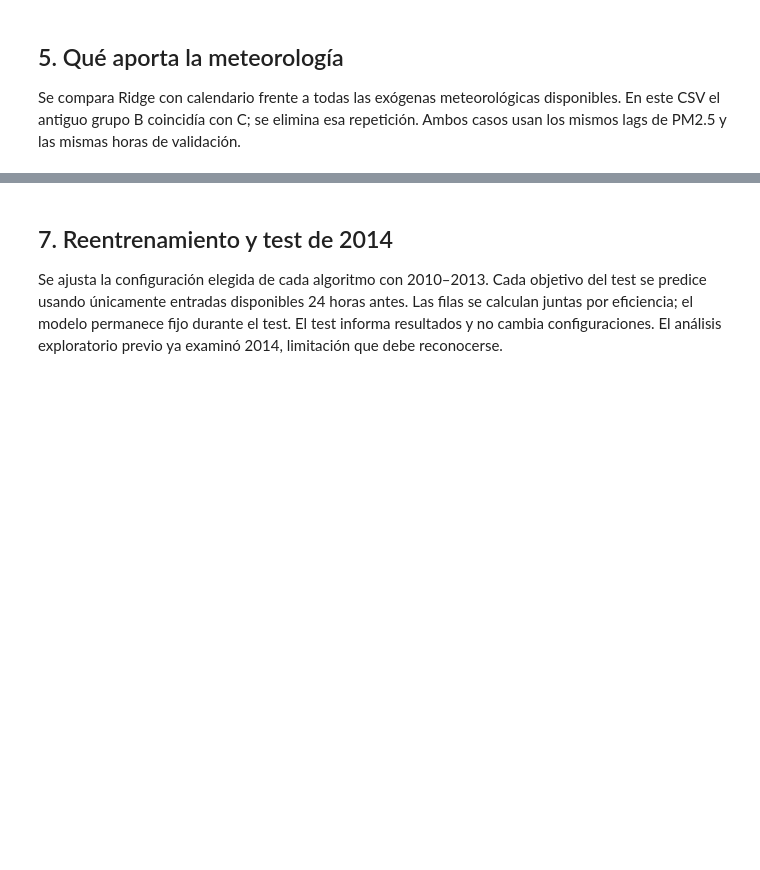
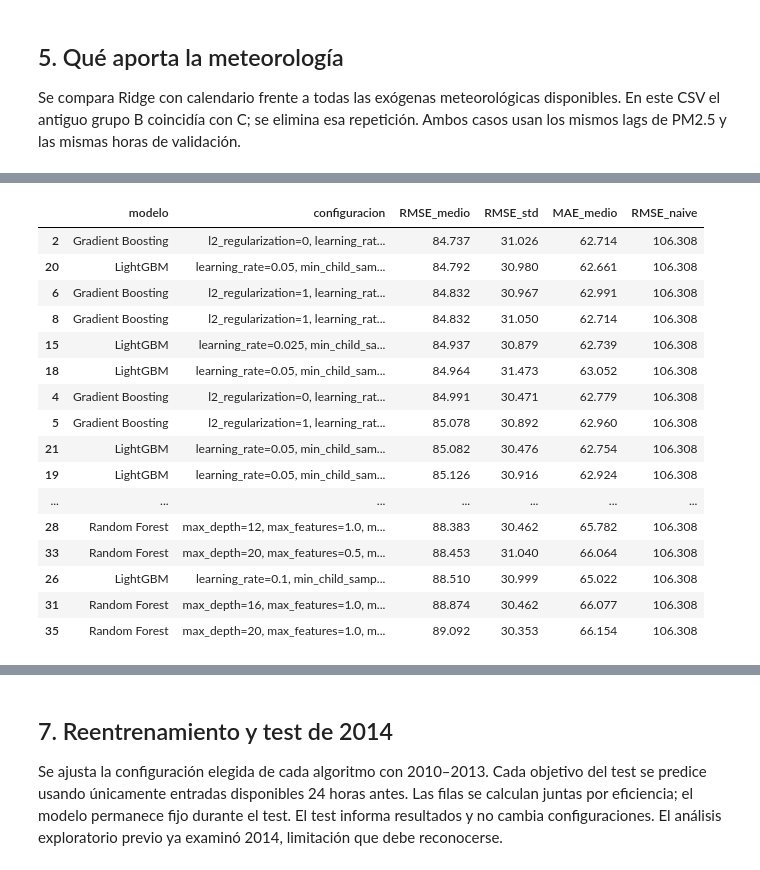
Before and after one commit to AntonioBelloCastro/beijing-air-quality, a Jupyter notebook: notebooks/05_2_modelos_ml.ipynb, the cells around one changed output, grey strips where cells are left out. Saved outputs shown, nothing was run; the diff lists cells and outputs as text; code cells hidden in the pictures; blank space fills up the shorter version.

```diff
--- a/notebooks/05_2_modelos_ml.ipynb
+++ b/notebooks/05_2_modelos_ml.ipynb
@@ -402,0 +278,64 @@ Modelo elegido en validación: Gradient Boosting
+# %%
+modelos = {
+    'Ridge': StandardizedRidge(),
+    'Random Forest': RandomForestRegressor(n_estimators=100, random_state=SEMILLA, n_jobs=2),
+    'Gradient Boosting': HistGradientBoostingRegressor(
+        max_iter=200, min_samples_leaf=30, early_stopping=False, random_state=SEMILLA),
+    'LightGBM': LGBMRegressor(n_estimators=200, random_state=SEMILLA, n_jobs=2, verbosity=-1),
+}
+
+espacios = {
+    'Ridge': {'alpha': [0.01, 0.1, 1, 10, 100, 1000, 10000]},
+    'Random Forest': {
+        'max_depth': [6, 8, 12, 16, 20],
+        'min_samples_leaf': [2, 5, 10, 20],
+        'max_features': [0.5, 0.75, 1.0],
+    },
+    'Gradient Boosting': {
+        'max_leaf_nodes': [7, 15, 31, 63],
+        'learning_rate': [0.025, 0.05, 0.1],
+        'l2_regularization': [0, 1, 10],
+    },
+    'LightGBM': {
+        'num_leaves': [7, 15, 31, 63],
+        'learning_rate': [0.025, 0.05, 0.1],
+        'min_child_samples': [10, 30, 60],
+    },
+}
+
+referencias = {
+    'Random Forest': [dict(max_depth=d, min_samples_leaf=10, max_features=1.0) for d in [8, 12, 16]],
+    'Gradient Boosting': [dict(max_leaf_nodes=h, learning_rate=0.05, l2_regularization=0) for h in [7, 15, 31]],
+}
+
+candidatos = {}
+for nombre, modelo in modelos.items():
+    cantidad = 7 if nombre == 'Ridge' else 12
+    parametros = list(ParameterSampler(espacios[nombre], n_iter=cantidad, random_state=SEMILLA))
+    parametros += referencias.get(nombre, [])
+    candidatos[nombre] = {
+        ', '.join(f'{k}={v}' for k, v in sorted(p.items())): clone(modelo).set_params(**p)
+        for p in parametros
+    }
+
+print('Configuraciones:', {nombre: len(opciones) for nombre, opciones in candidatos.items()})
+resultados_cv = []
+for nombre, configuraciones in candidatos.items():
+    for numero, (configuracion, modelo) in enumerate(configuraciones.items(), 1):
+        inicio_modelo = perf_counter()
+        resultado = validar(modelo)
+        resultados_cv.append(resultado.assign(modelo=nombre, configuracion=configuracion))
+        print(f'{nombre} {numero}/{len(configuraciones)} | RMSE: {resultado["RMSE"].mean():.3f} | '
+              f'{perf_counter() - inicio_modelo:.1f} s', flush=True)
+
+resultados_cv = pd.concat(resultados_cv, ignore_index=True)
+resumen_cv = resultados_cv.groupby(['modelo', 'configuracion']).agg(
+    RMSE_medio=('RMSE', 'mean'), RMSE_std=('RMSE', 'std'),
+    MAE_medio=('MAE', 'mean'), RMSE_naive=('RMSE_naive', 'mean'),
+).reset_index().sort_values('RMSE_medio')
+mejores = resumen_cv.drop_duplicates('modelo').copy()
+ganador_validacion = mejores.iloc[0]['modelo']
+display(mejores.round(3))
+display(resumen_cv.round(3))
+print('Modelo elegido en validación:', ganador_validacion)
+# %% [output]
@@ -402,0 +364,17 @@ Modelo elegido en validación: Gradient Boosting
+|  | modelo | configuracion | RMSE_medio | RMSE_std | MAE_medio | RMSE_naive |
+| 2 | Gradient Boosting | l2_regularization=0, learning_rat... | 84.737 | 31.026 | 62.714 | 106.308 |
+| 20 | LightGBM | learning_rate=0.05, min_child_sam... | 84.792 | 30.980 | 62.661 | 106.308 |
+| 6 | Gradient Boosting | l2_regularization=1, learning_rat... | 84.832 | 30.967 | 62.991 | 106.308 |
+| 8 | Gradient Boosting | l2_regularization=1, learning_rat... | 84.832 | 31.050 | 62.714 | 106.308 |
+| 15 | LightGBM | learning_rate=0.025, min_child_sa... | 84.937 | 30.879 | 62.739 | 106.308 |
+| 18 | LightGBM | learning_rate=0.05, min_child_sam... | 84.964 | 31.473 | 63.052 | 106.308 |
+| 4 | Gradient Boosting | l2_regularization=0, learning_rat... | 84.991 | 30.471 | 62.779 | 106.308 |
+| 5 | Gradient Boosting | l2_regularization=1, learning_rat... | 85.078 | 30.892 | 62.960 | 106.308 |
+| 21 | LightGBM | learning_rate=0.05, min_child_sam... | 85.082 | 30.476 | 62.754 | 106.308 |
+| 19 | LightGBM | learning_rate=0.05, min_child_sam... | 85.126 | 30.916 | 62.924 | 106.308 |
+| ... | ... | ... | ... | ... | ... | ... |
+| 28 | Random Forest | max_depth=12, max_features=1.0, m... | 88.383 | 30.462 | 65.782 | 106.308 |
+| 33 | Random Forest | max_depth=20, max_features=0.5, m... | 88.453 | 31.040 | 66.064 | 106.308 |
+| 26 | LightGBM | learning_rate=0.1, min_child_samp... | 88.510 | 30.999 | 65.022 | 106.308 |
+| 31 | Random Forest | max_depth=16, max_features=1.0, m... | 88.874 | 30.462 | 66.077 | 106.308 |
+| 35 | Random Forest | max_depth=20, max_features=1.0, m... | 89.092 | 30.353 | 66.154 | 106.308 |
```
Also changed, not shown: parts of 32 cells of this notebook, 2 other files.
